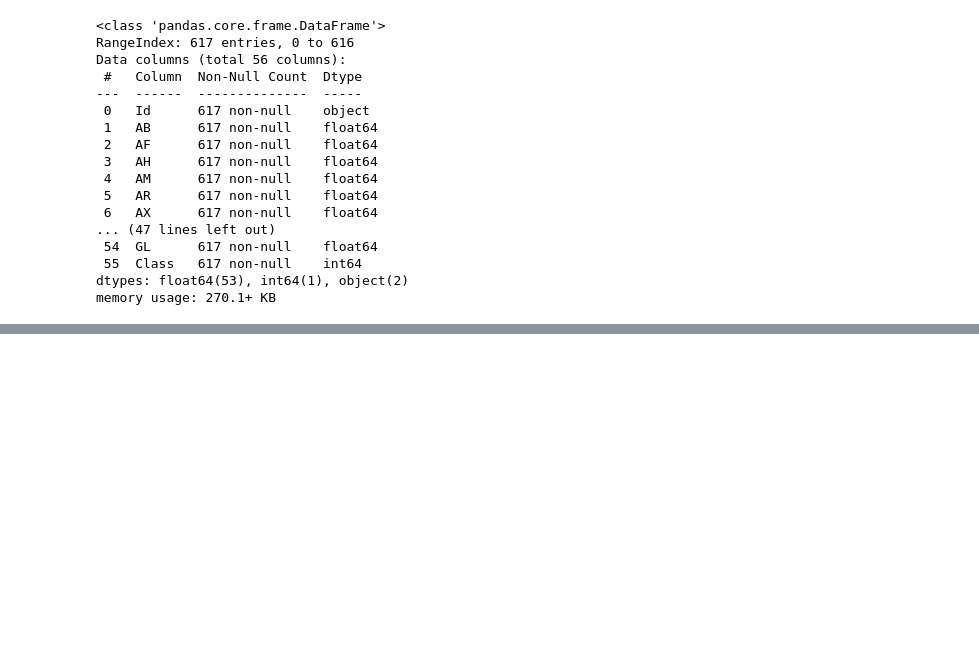
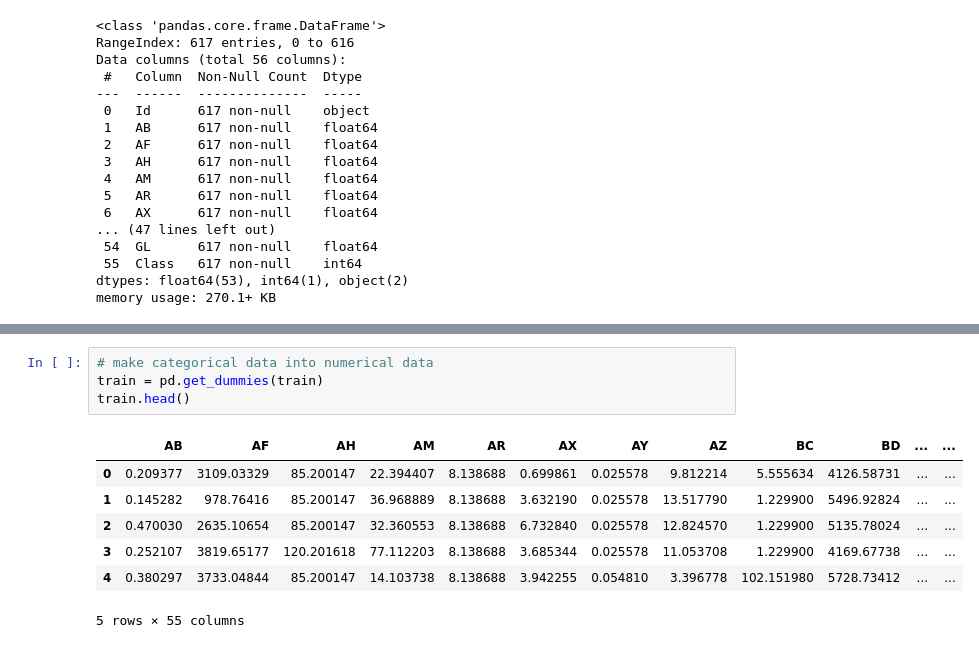
Before and after one commit to tonychang04/ICR-Identifying-Age-Related-Conditions, a Jupyter notebook: code.ipynb, the cells around one changed output, grey strips where cells are left out. Saved outputs shown, nothing was run; the diff lists cells and outputs as text; blank space fills up the shorter version.

```diff
--- a/code.ipynb
+++ b/code.ipynb
@@ -124,0 +131,12 @@ Name: Class, Length: 617, dtype: int64
+# %%
+# make categorical data into numerical data
+train = pd.get_dummies(train)
+train.head()
+# %% [output]
+|  | AB | AF | AH | AM | AR | AX | AY | AZ | BC | BD | ... | ... |
+| 0 | 0.209377 | 3109.03329 | 85.200147 | 22.394407 | 8.138688 | 0.699861 | 0.025578 | 9.812214 | 5.555634 | 4126.58731 | ... | ... |
+| 1 | 0.145282 | 978.76416 | 85.200147 | 36.968889 | 8.138688 | 3.632190 | 0.025578 | 13.517790 | 1.229900 | 5496.92824 | ... | ... |
+| 2 | 0.470030 | 2635.10654 | 85.200147 | 32.360553 | 8.138688 | 6.732840 | 0.025578 | 12.824570 | 1.229900 | 5135.78024 | ... | ... |
+| 3 | 0.252107 | 3819.65177 | 120.201618 | 77.112203 | 8.138688 | 3.685344 | 0.025578 | 11.053708 | 1.229900 | 4169.67738 | ... | ... |
+| 4 | 0.380297 | 3733.04844 | 85.200147 | 14.103738 | 8.138688 | 3.942255 | 0.054810 | 3.396778 | 102.151980 | 5728.73412 | ... | ... |
+5 rows × 55 columns
```
Also changed, not shown: parts of 10 cells of this notebook.
